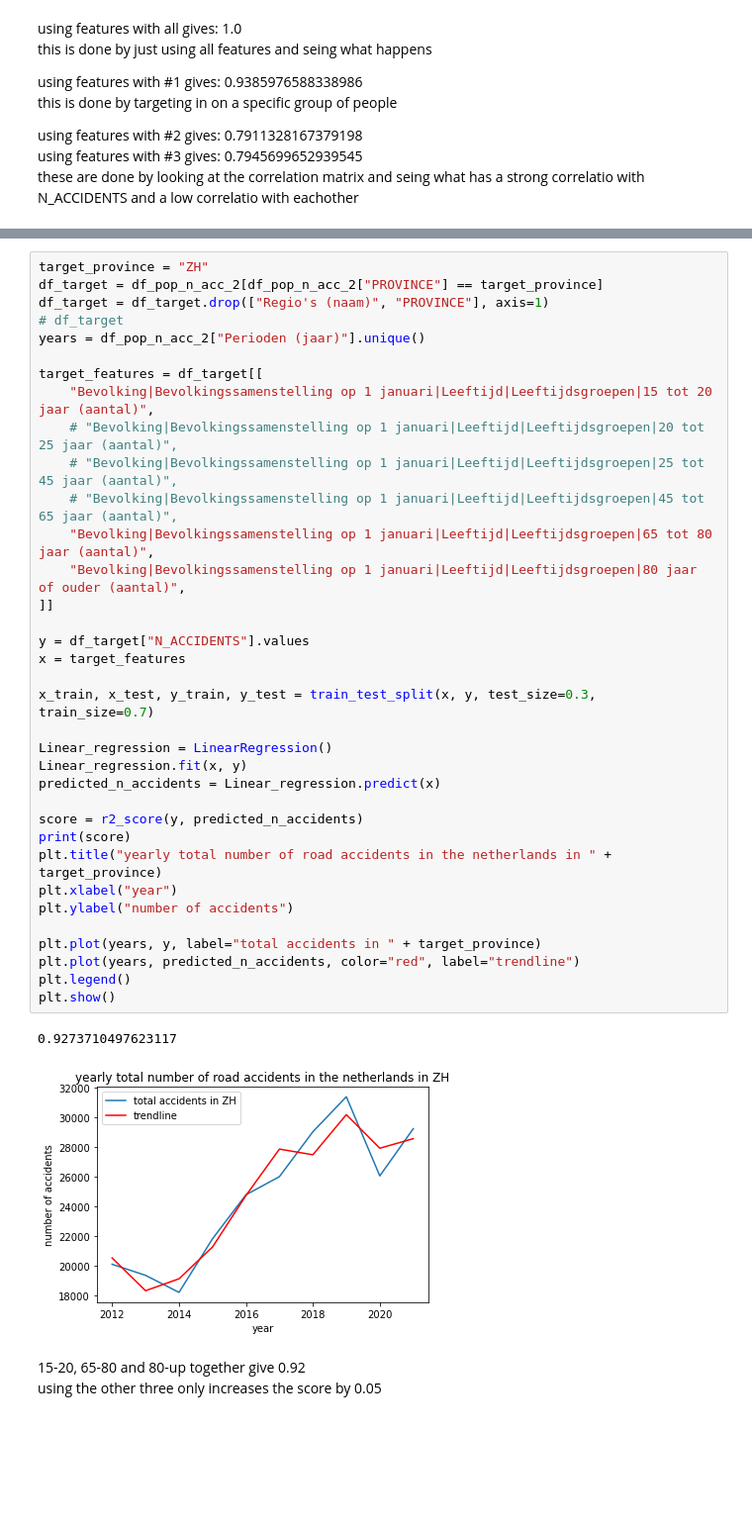
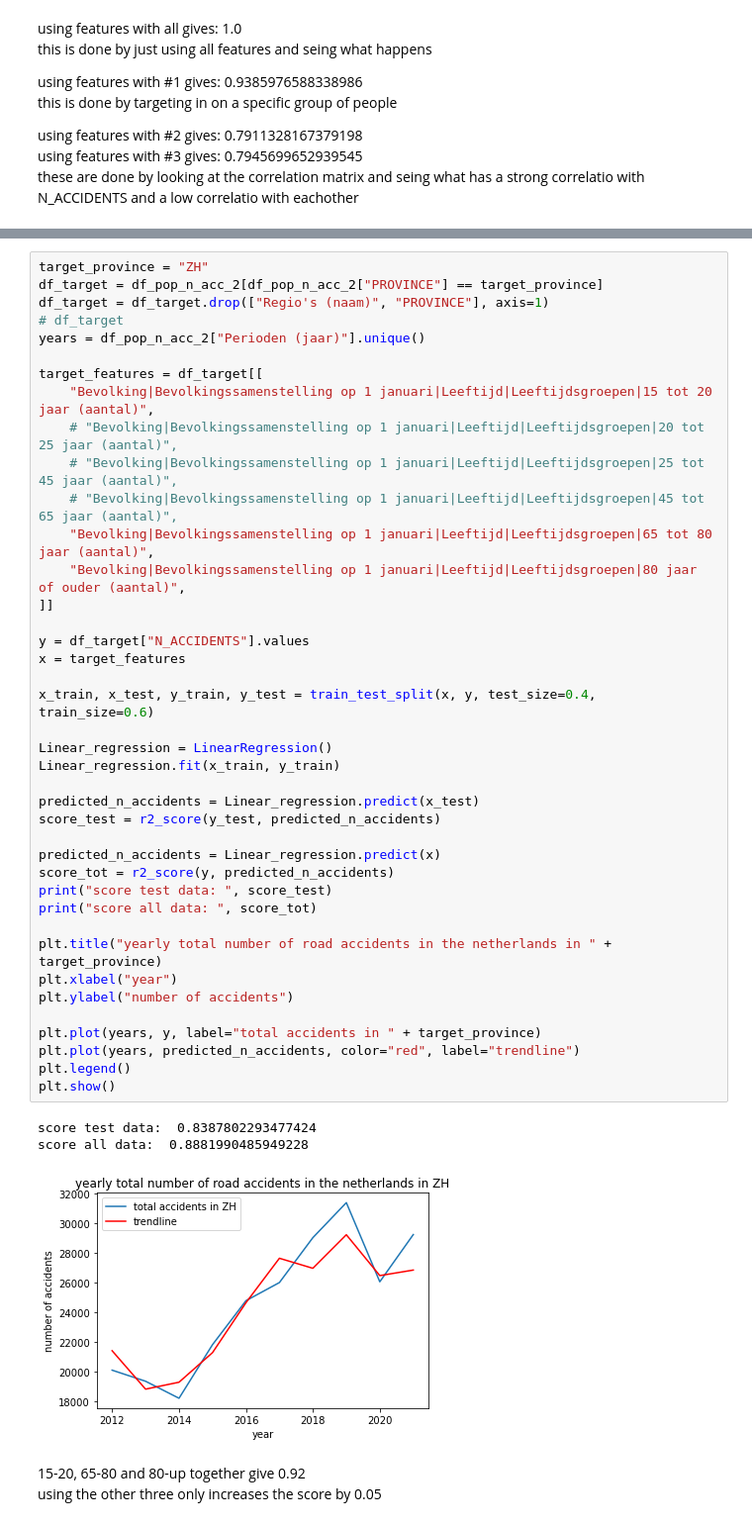
Before and after one commit to stefan1234567891011/AI_personal_project, a Jupyter notebook: code/data.ipynb, the cells around one changed output, grey strips where cells are left out. Shown at 99% size. Drawn from its saved outputs; the diff is of its cells as text; blank space fills up the shorter version.

```diff
--- a/code/data.ipynb
+++ b/code/data.ipynb
@@ -1825,39 +1838,45 @@ target_province = "ZH"
 df_target = df_pop_n_acc_2[df_pop_n_acc_2["PROVINCE"] == target_province]
 df_target = df_target.drop(["Regio's (naam)", "PROVINCE"], axis=1)
 # df_target
 years = df_pop_n_acc_2["Perioden (jaar)"].unique()
 
 target_features = df_target[[
     "Bevolking|Bevolkingssamenstelling op 1 januari|Leeftijd|Leeftijdsgroepen|15 tot 20 jaar (aantal)",
     # "Bevolking|Bevolkingssamenstelling op 1 januari|Leeftijd|Leeftijdsgroepen|20 tot 25 jaar (aantal)",
     # "Bevolking|Bevolkingssamenstelling op 1 januari|Leeftijd|Leeftijdsgroepen|25 tot 45 jaar (aantal)",
     # "Bevolking|Bevolkingssamenstelling op 1 januari|Leeftijd|Leeftijdsgroepen|45 tot 65 jaar (aantal)",
     "Bevolking|Bevolkingssamenstelling op 1 januari|Leeftijd|Leeftijdsgroepen|65 tot 80 jaar (aantal)",
     "Bevolking|Bevolkingssamenstelling op 1 januari|Leeftijd|Leeftijdsgroepen|80 jaar of ouder (aantal)",
 ]]
 
 y = df_target["N_ACCIDENTS"].values
 x = target_features
 
-x_train, x_test, y_train, y_test = train_test_split(x, y, test_size=0.3, train_size=0.7)
+x_train, x_test, y_train, y_test = train_test_split(x, y, test_size=0.4, train_size=0.6)
 
 Linear_regression = LinearRegression()
-Linear_regression.fit(x, y)
+Linear_regression.fit(x_train, y_train)
+
+predicted_n_accidents = Linear_regression.predict(x_test)
+score_test = r2_score(y_test, predicted_n_accidents)
+
 predicted_n_accidents = Linear_regression.predict(x)
+score_tot = r2_score(y, predicted_n_accidents)
+print("score test data: ", score_test)
+print("score all data: ", score_tot)
 
-score = r2_score(y, predicted_n_accidents)
-print(score)
 plt.title("yearly total number of road accidents in the netherlands in " + target_province)
 plt.xlabel("year")
 plt.ylabel("number of accidents")
 
 plt.plot(years, y, label="total accidents in " + target_province)
 plt.plot(years, predicted_n_accidents, color="red", label="trendline")
 plt.legend()
 plt.show()
 # %% [output]
-0.9273710497623117
+score test data:  0.8387802293477424
+score all data:  0.8881990485949228
-[figure, old version]
+[figure, new version]
 # %% [markdown]
 15-20, 65-80 and 80-up together give 0.92 <br>
 using the other three only increases the score by 0.05
```
Also changed, not shown: parts of 11 cells of this notebook.
